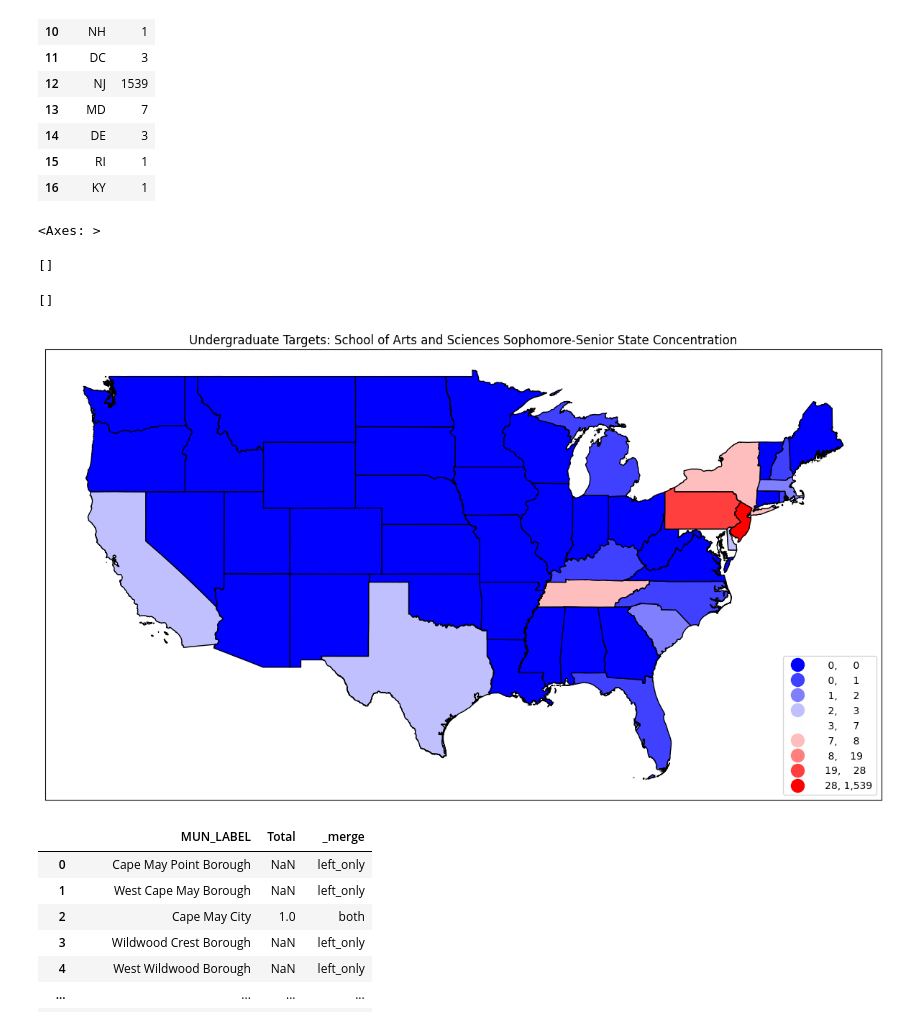
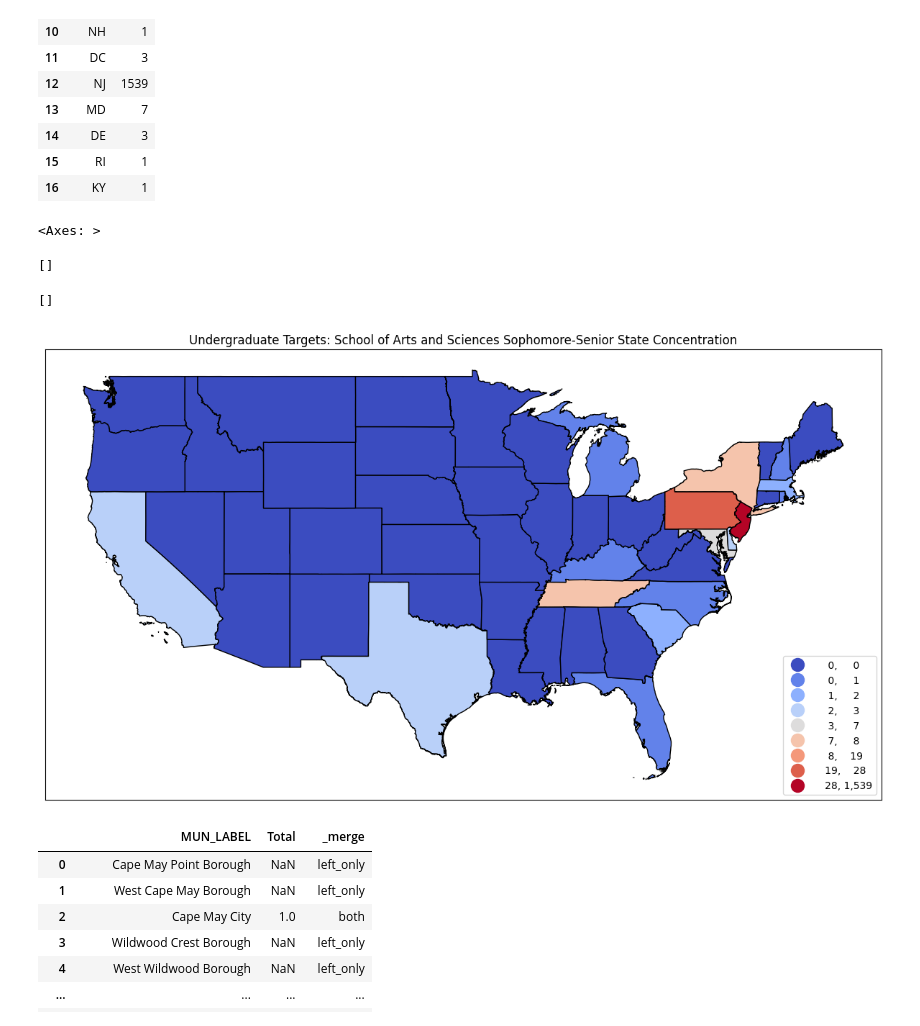
Before and after one commit to ewattudo/gis, a Jupyter notebook: PS1.ipynb, the cells around one changed output. Saved outputs shown, nothing was run; the diff lists cells and outputs as text; code cells hidden in the pictures.

```diff
--- a/PS1.ipynb
+++ b/PS1.ipynb
@@ -237,18 +277,18 @@ USUGMAP2[['STATE','Total']]
 USUGMAP2['Total'] = USUGMAP2['Total'].replace(np.nan, 0)
 # %%
 fig, ax = plt.subplots(1, figsize=(15,50))
-USUGMAP.plot(ax=ax,column='Total',legend=True,cmap='bwr',
+USUGMAP.plot(ax=ax,column='Total',legend=True,cmap='coolwarm',
           scheme='natural_breaks',k=9, edgecolor='black',linewidth=1,
           legend_kwds= {"fmt": "{:,.0f}",'loc':'lower right','markerscale':1.4})
 leg1 = ax.get_legend()
 ax.title.set_text("Undergraduate Targets: School of Arts and Sciences Sophomore-Senior State Concentration")
 ax.set_xticks([]) #kills xticks
 ax.set_yticks([]) #kills xticks
 # %% [output]
 <Axes: >
 []
 []
-[figure, old version]
+[figure, new version]
 # %%
 #Merging Lower with UG Data
 NJUGMAP2 = pd.merge(NJC,UGNJC, on='MUN_LABEL',how='outer',indicator=True)
```
Also changed, not shown: parts of 10 cells of this notebook.
